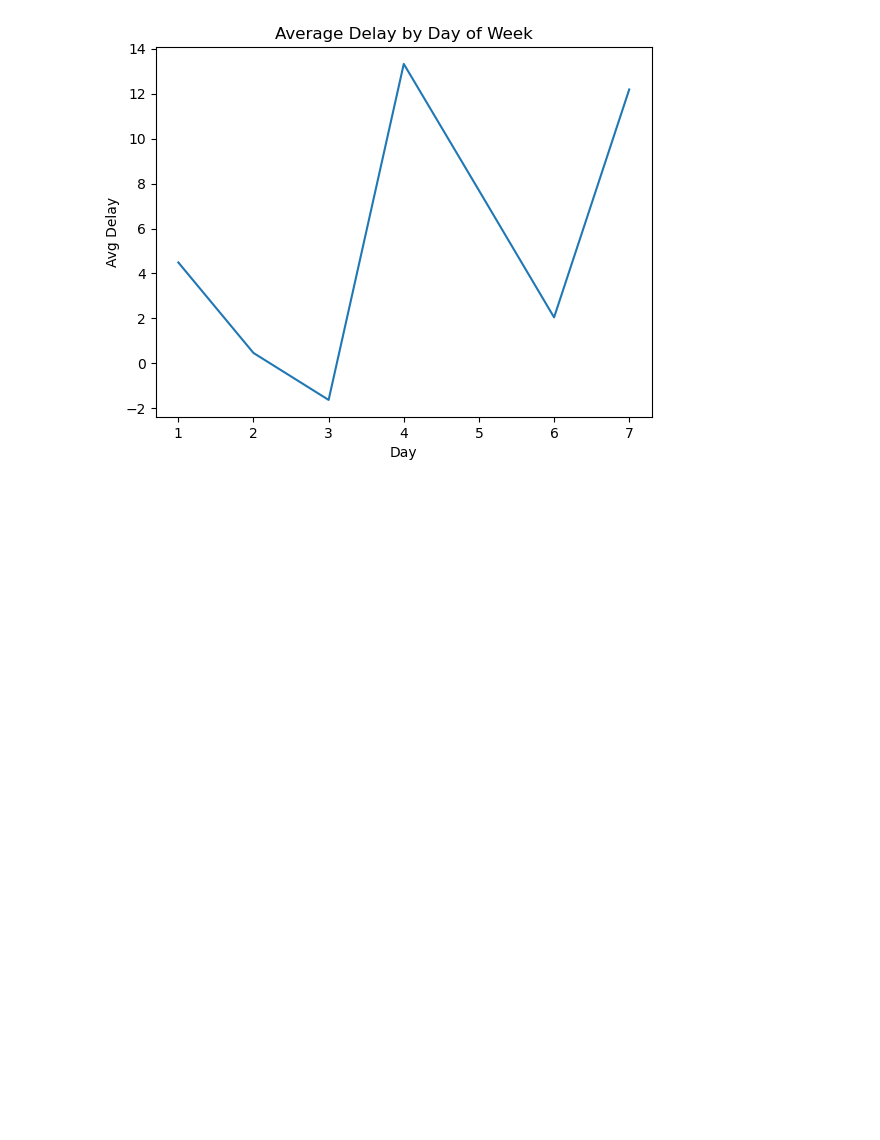
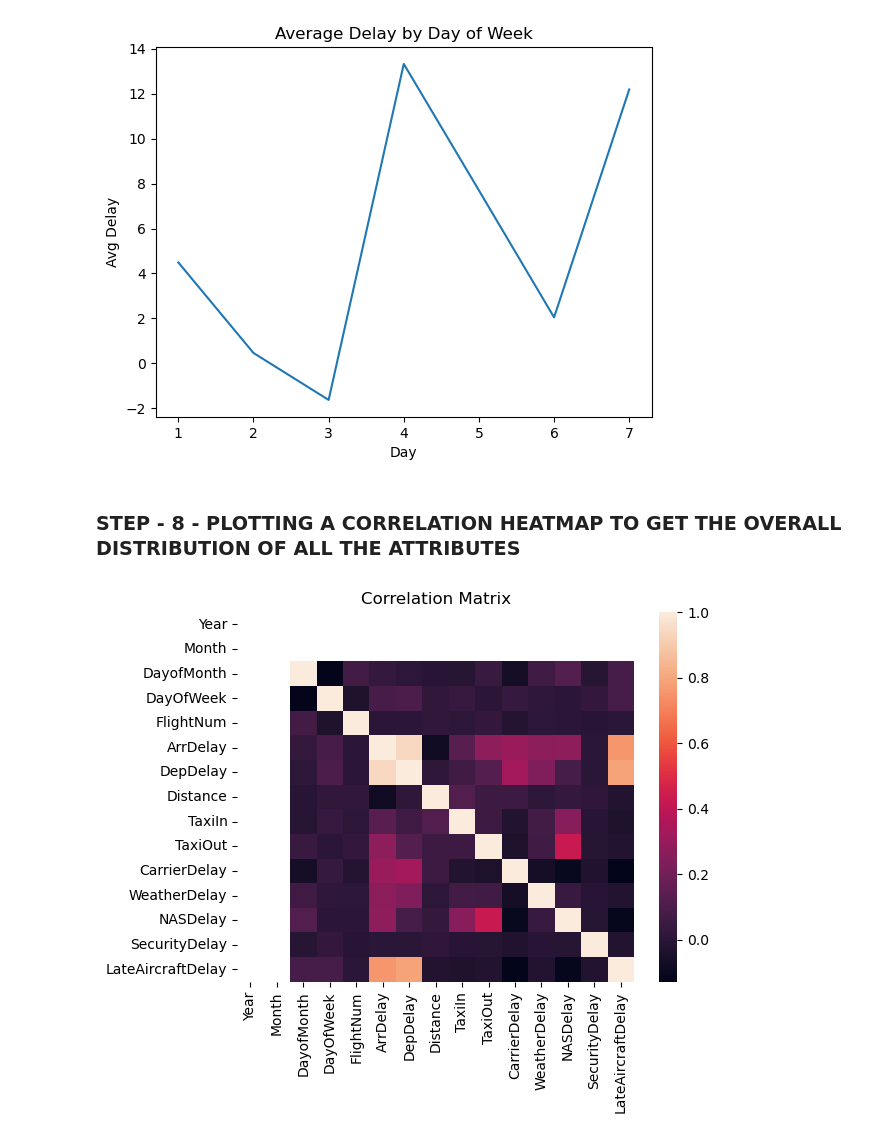
Before and after one commit to Amg1703/Principles-of-Data-Science-Assignment-, a Jupyter notebook: Airline_Delay_Dataset_EDA.ipynb, the cells around one changed output. Saved outputs shown, nothing was run; the diff lists cells and outputs as text; code cells hidden in the pictures; blank space fills up the shorter version.

```diff
--- a/Airline_Delay_Dataset_EDA.ipynb
+++ b/Airline_Delay_Dataset_EDA.ipynb
@@ -150,3 +150,16 @@ plt.ylabel("Avg Delay")
 plt.show()
 # %% [output]
 [figure]
+# %% [markdown]
+### STEP - 8 - PLOTTING A CORRELATION HEATMAP TO GET THE OVERALL DISTRIBUTION OF ALL THE ATTRIBUTES
+# %%
+import seaborn as sns
+
+numeric_df = airline_delay_df.select_dtypes(include=['float64', 'int64'])
+
+plt.figure()
+sns.heatmap(numeric_df.corr(), annot=False)
+plt.title("Correlation Matrix")
+plt.show()
+# %% [output]
+[figure, added]
```
Also changed, not shown: parts of 6 cells of this notebook.
